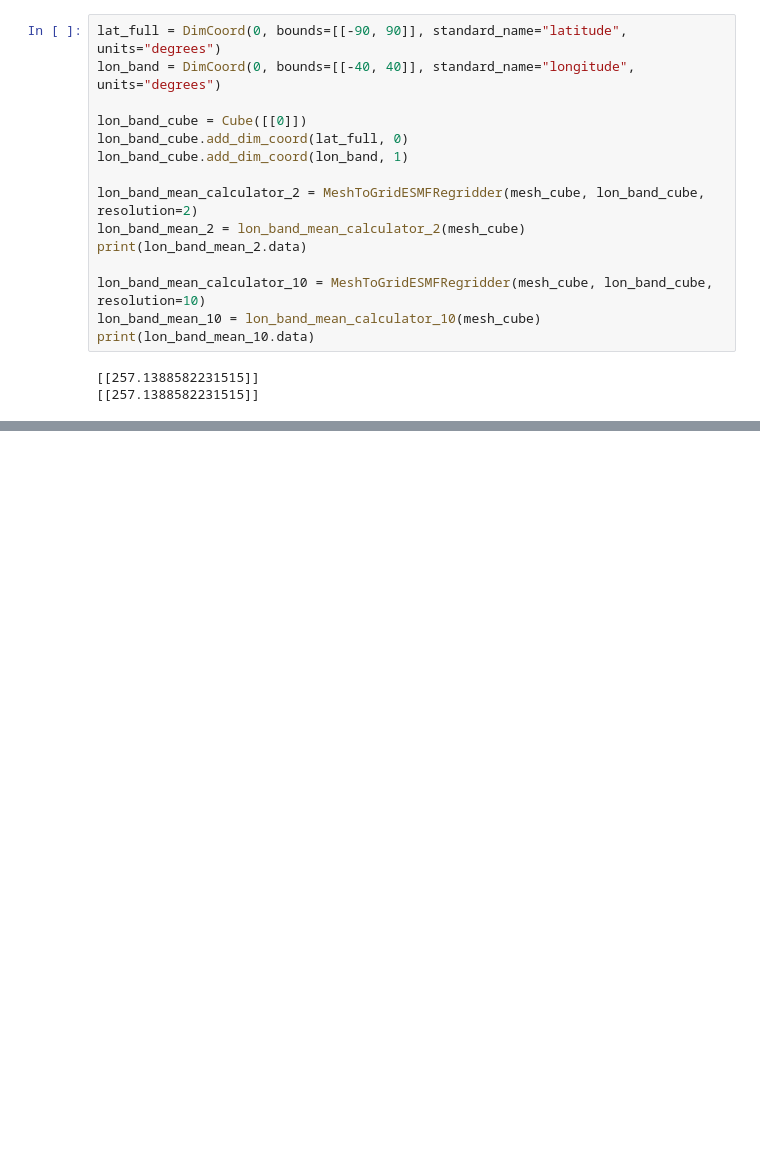
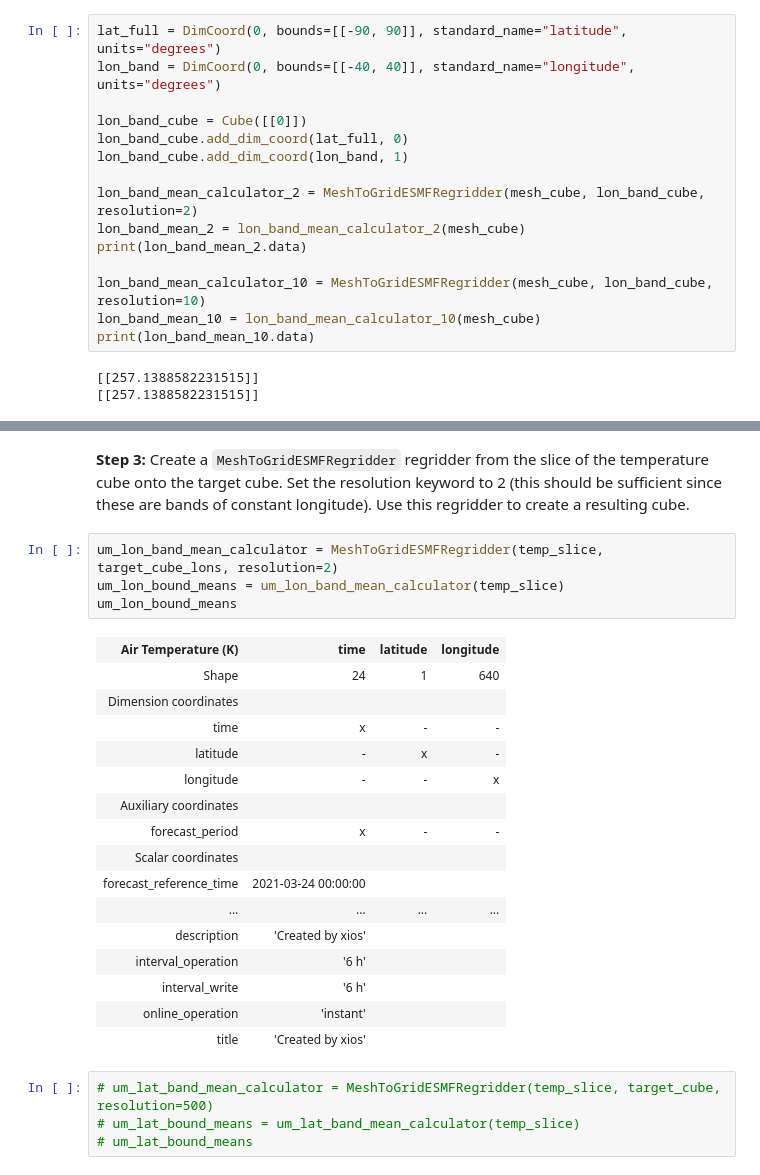
Before and after one commit to scitools-classroom/iris-mesh-tutorial, a Jupyter notebook: notebooks/Sec_05_Regridding.ipynb, the cells around one changed output, grey strips where cells are left out. Saved outputs shown, nothing was run; the diff lists cells and outputs as text; blank space fills up the shorter version.

```diff
--- a/notebooks/Sec_05_Regridding.ipynb
+++ b/notebooks/Sec_05_Regridding.ipynb
@@ -337,0 +391,27 @@ print(lon_band_mean_10.data)
+# %% [markdown]
+**Step 3:** Create a `MeshToGridESMFRegridder` regridder from the slice of the temperature cube onto the target cube. Set the resolution keyword to 2 (this should be sufficient since these are bands of constant longitude). Use this regridder to create a resulting cube.
+# %%
+um_lon_band_mean_calculator = MeshToGridESMFRegridder(temp_slice, target_cube_lons, resolution=2)
+um_lon_bound_means = um_lon_band_mean_calculator(temp_slice)
+um_lon_bound_means
+# %% [output]
+| Air Temperature (K) | time | latitude | longitude |
+| Shape | 24 | 1 | 640 |
+| Dimension coordinates |  |  |  |
+| time | x | - | - |
+| latitude | - | x | - |
+| longitude | - | - | x |
+| Auxiliary coordinates |  |  |  |
+| forecast_period | x | - | - |
+| Scalar coordinates |  |  |  |
+| forecast_reference_time | 2021-03-24 00:00:00 |  |  |
+| ... | ... | ... | ... |
+| description | 'Created by xios' |  |  |
+| interval_operation | '6 h' |  |  |
+| interval_write | '6 h' |  |  |
+| online_operation | 'instant' |  |  |
+| title | 'Created by xios' |  |  |
+# %%
+# um_lat_band_mean_calculator = MeshToGridESMFRegridder(temp_slice, target_cube, resolution=500)
+# um_lat_bound_means = um_lat_band_mean_calculator(temp_slice)
+# um_lat_bound_means
```
Also changed, not shown: parts of 15 cells of this notebook, 1 other file.
